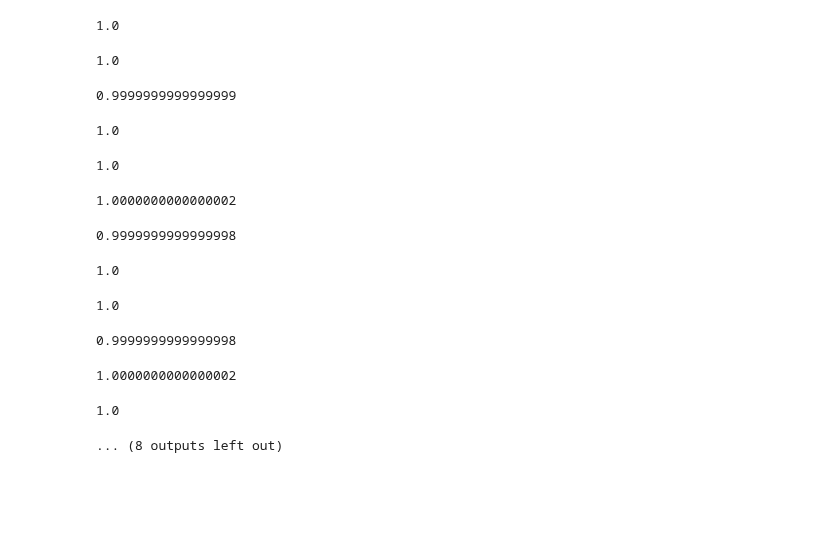
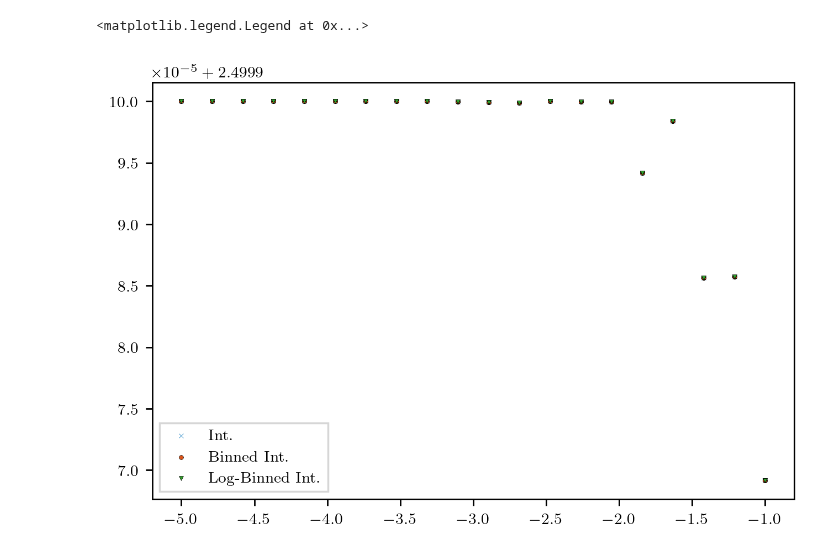
Before and after one commit to mab68/Kea, a Jupyter notebook: example_notebooks/parsevals.ipynb, the cells around one changed output. Cells and saved outputs as stored; diff of their text form; code cells hidden in the pictures; blank space fills up the shorter version.

```diff
--- a/example_notebooks/parsevals.ipynb
+++ b/example_notebooks/parsevals.ipynb
@@ -15,14 +15,15 @@ import numpy as np
 
 D = 2
 N = 256
-#L = 1.
-L = N
-#L = 4.*np.pi
+#L = 1. ## STILL BAD...
+#L = N
+L = 5.*np.pi
 grid_dims = [N for _ in range(D)]
 phys_dims = [L for _ in range(D)]
 
 twopi = 2.*np.pi
 dk = twopi/L
+dx = L/N
 # %%
 min, max = -(D+3.), -1.
 NUM = 20
@@ -37,8 +38,8 @@ for f in fields:
 specs = []
 for i, f in enumerate(fields):
     kD, fekD = per_spectra.modal_spectrum(f, lenn=phys_dims)
-    # Remove the Parseval's scaling factor I automatically apply
-    fekD = fekD * (2.*np.pi/dk)**D
     specs.append((kD, fekD))
-    #print(np.sum(fekD) * (dk/twopi)**D / energies[i])
-    assert np.isclose(np.sum(fekD * (dk/twopi)**D) / energies[i], 1., rtol=0.001)
+    e_parsevals = np.sum(fekD) * (dk/twopi)**D / np.sum(np.ones_like(f) * dx**D)
+    assert np.isclose(e_parsevals / energies[i], 1., rtol=0.001), e_parsevals / energies[i]
+
+## TODO: TEST VIA AUTOCORRELATION FUNCTION TOO
@@ -82,42 +183,42 @@ def get_width(nar, nbins, log_space):
 # %%
+c = plotting.COLOR_CYCLE_6
+
 for e, kfek in enumerate(specs):
     kD, fekD = kfek
-    ko, feko, _ = spectra_base.spectrum_integrate(
-        kD, fekD, spec_type='omni', lenn=phys_dims,
+    ko, feko, width = bin_data(spectra_base.wavenumber_mesh(kD), fekD,
+        mean_func=np.nansum, min_bin=0., max_bin=None,
         ignore_nan=False, norm_bin_size=True, bin_center=True,
         cut_excess=False, nan_small=False)
-    width = get_width(spectra_base.wavenumber_mesh(kD), None, False)
-    print(np.nansum(feko * width) * (dk/twopi)**D / energies[e])
-    #plt.loglog(ko, feko, marker='.')
-    assert np.isclose(np.nansum(feko * width) * (dk/twopi)**D / energies[e], 1., rtol=0.001)
-
-    #continue
+    e_estimation = (1./twopi)**D * np.nansum(feko * width) / np.sum(np.ones(grid_dims) * dx**D)
+    #print(e_estimation / energies[e])
+    plt.scatter(alphas[e], e_estimation / energies[e], marker='x', s=5., color=c[0], zorder=2, linewidth=0.2, edgecolor='black')
+    #assert np.isclose(e_estimation / energies[e], 1., rtol=0.02), e_estimation / energies[e]
 
     for i in range(4, 8):
-        ko, feko, _ = spectra_base.spectrum_integrate(kD, fekD, spec_type='omni', lenn=phys_dims, ignore_nan=False, norm_bin_size=True, bin_center=True, cut_excess=False, nan_small=False, num_bins=N//i)
-        width = get_width(spectra_base.wavenumber_mesh(kD), N//i, False)
-        #print(np.nansum(feko * width) * (dk/twopi)**D, energies[e])
-        #plt.loglog(ko, feko, marker='.')
-        assert np.isclose(np.nansum(feko * width) * (dk/twopi)**D / energies[e], 1., rtol=0.001)
+        ko, feko, width = bin_data(spectra_base.wavenumber_mesh(kD), fekD,
+            mean_func=np.nansum, min_bin=0., max_bin=None,
+            ignore_nan=False, norm_bin_size=True, bin_center=True,
+            cut_excess=False, nan_small=False, num_bins=N//i)
+        e_estimation = (1./twopi)**D * np.nansum(feko * width) / np.sum(np.ones(grid_dims) * dx**D)
+        #print(e_estimation / energies[e])
+        plt.scatter(alphas[e], e_estimation / energies[e], marker='o', s=5., color=c[1], zorder=2, linewidth=0.2, edgecolor='black')
+        #assert np.isclose(e_estimation / energies[e], 1., rtol=0.02), e_estimation / energies[e]
 
     for i in range(4, 8):
-        ko, feko, _ = spectra_base.spectrum_integrate(kD, fekD, spec_type='omni', lenn=phys_dims, ignore_nan=False, log_space=True, norm_bin_size=True, bin_center=True, cut_excess=False, nan_small=False, num_bins=N//i)
-        width = get_width(spectra_base.wavenumber_mesh(kD), N//i, True)
-        #print(np.nansum(feko * width) * (dk/twopi)**D / energies[e])
-        #plt.loglog(ko, feko, marker='.')
-        assert np.isclose(np.nansum(feko * width) * (dk/twopi)**D / energies[e], 1., rtol=0.001)
+        ko, feko, width = bin_data(spectra_base.wavenumber_mesh(kD), fekD,
+            mean_func=np.nansum, min_bin=2.*np.pi/L, max_bin=None,
+            ignore_nan=False, norm_bin_size=True, bin_center=True,
+            cut_excess=False, nan_small=False, num_bins=N//i, log_space=True)
+        e_estimation = (1./twopi)**D * np.nansum(feko * width) / np.sum(np.ones(grid_dims) * dx**D)
+        #print(e_estimation / energies[e])
+        plt.scatter(alphas[e], e_estimation / energies[e], marker='v', s=5., color=c[2], zorder=2, linewidth=0.2, edgecolor='black')
+        #assert np.isclose(e_estimation / energies[e], 1., rtol=0.02), e_estimation / energies[e]
+
+plt.scatter([], [], marker='x', s=5., color=c[0], linewidth=0.2, edgecolor='black', label=r'Int.')
+plt.scatter([], [], marker='o', s=5., color=c[1], linewidth=0.2, edgecolor='black', label=r'Binned Int.')
+plt.scatter([], [], marker='v', s=5., color=c[2], linewidth=0.2, edgecolor='black', label=r'Log-Binned Int.')
+plt.legend(fancybox=False, frameon=True)
 # %% [output]
-1.0
+<matplotlib.legend.Legend at 0x...>
-1.0
-0.9999999999999999
-1.0
-1.0
-1.0000000000000002
-0.9999999999999998
-1.0
-1.0
-0.9999999999999998
-1.0000000000000002
-1.0
-... (8 outputs left out)
+[figure, added]
 # %%
```
Also changed, not shown: parts of 4 cells of this notebook, 12 other files.
